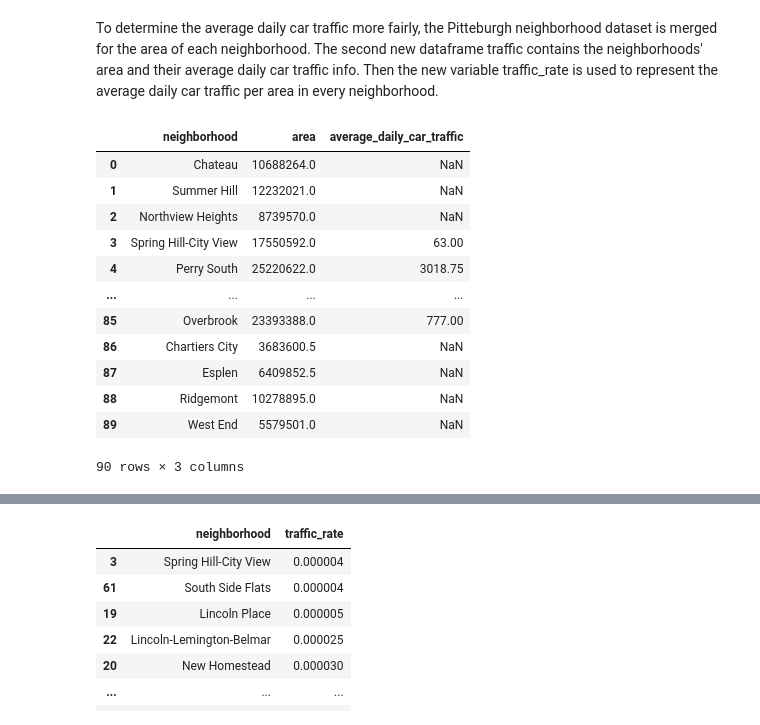
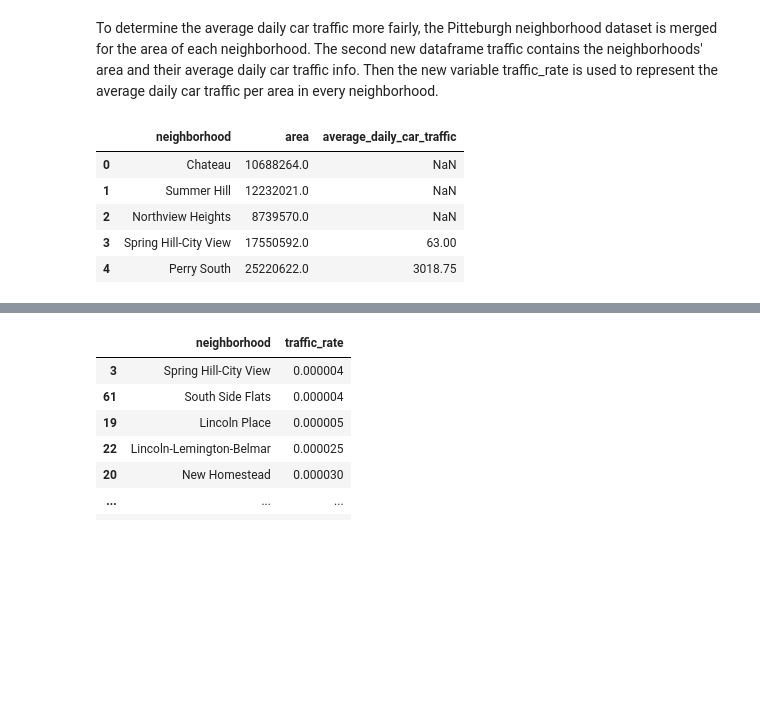
Before and after one commit to songxingyu1118/CMPINF10_Final_Project, a Jupyter notebook: Neighborhoods.ipynb, the cells around one changed output, grey strips where cells are left out. Saved outputs shown, nothing was run; the diff lists cells and outputs as text; code cells hidden in the pictures; blank space fills up the shorter version.

```diff
--- a/Neighborhoods.ipynb
+++ b/Neighborhoods.ipynb
@@ -387,22 +378,15 @@ To determine the average daily car traffic more fairly, the Pitteburgh neighborh
 # %%
 # MERGE WITH NEIGHBORHOOD DATA SO THAT YOU MERGE ON THE NEIGHBORHOOD
 traffic = pd.merge(average_traffic, neighb, how='right', on='neighborhood')
 traffic = traffic[["neighborhood", "area", "average_daily_car_traffic"]]
-traffic
+traffic.head()
 # %% [output]
 |  | neighborhood | area | average_daily_car_traffic |
 | 0 | Chateau | 10688264.0 | NaN |
 | 1 | Summer Hill | 12232021.0 | NaN |
 | 2 | Northview Heights | 8739570.0 | NaN |
 | 3 | Spring Hill-City View | 17550592.0 | 63.00 |
 | 4 | Perry South | 25220622.0 | 3018.75 |
-| ... | ... | ... | ... |
-| 85 | Overbrook | 23393388.0 | 777.00 |
-| 86 | Chartiers City | 3683600.5 | NaN |
-| 87 | Esplen | 6409852.5 | NaN |
-| 88 | Ridgemont | 10278895.0 | NaN |
-| 89 | West End | 5579501.0 | NaN |
-90 rows × 3 columns
 # %%
 # TAKE THE AVERGAE TRAFFIC AMOUNT AND DIVIDE BY NEIGHBORHOOD AREA TO STANDARDIZE DATA TO GET TRFFIC RATE PER AREA
 temp = []
```
Also changed, not shown: parts of 5 cells of this notebook, 1 other file.
